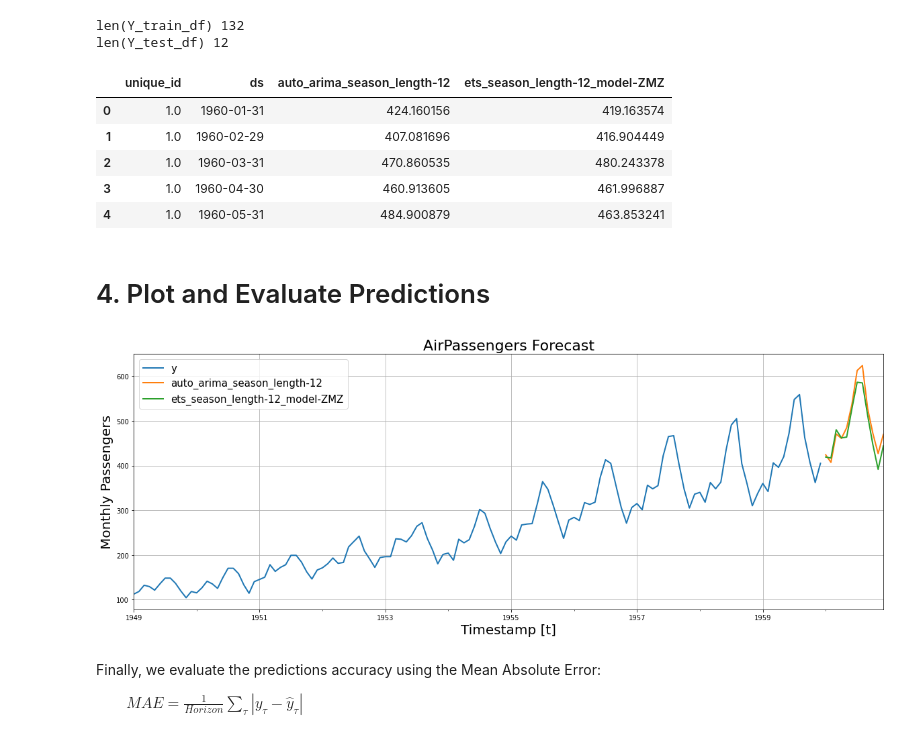
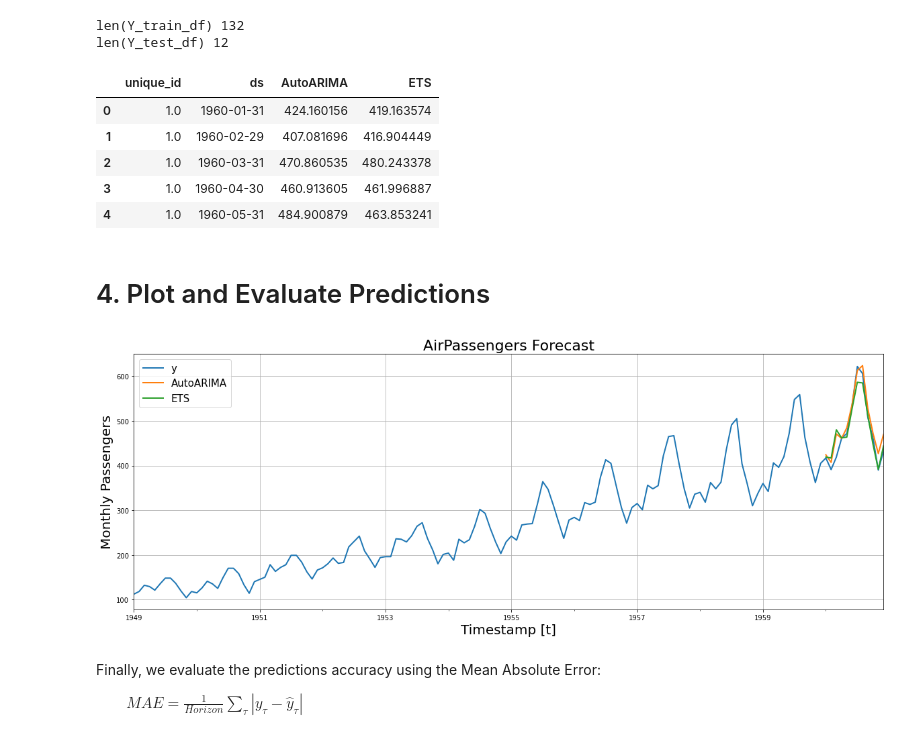
Before and after one commit to Nixtla/statsforecast, a Jupyter notebook: examples/Getting_Started_with_Auto_Arima_and_ETS.ipynb, the cells around one changed output. Saved outputs shown, nothing was run; the diff lists cells and outputs as text; code cells hidden in the pictures.

```diff
--- a/examples/Getting_Started_with_Auto_Arima_and_ETS.ipynb
+++ b/examples/Getting_Started_with_Auto_Arima_and_ETS.ipynb
@@ -52,10 +52,7 @@ from statsforecast.utils import AirPassengers
 # %%
 # We define the train df.
 # We use the index functionality to make the training a lot faster.
-Y_df = pd.DataFrame({'unique_id': np.ones(len(AirPassengers)),
-                     'ds': pd.date_range(start='1949-01-01',
-                                         periods=len(AirPassengers), freq='M'),
-                     'y': AirPassengers})
+Y_df = AirPassengersDF
 Y_df.tail(13)
 # %% [output]
 |  | unique_id | ds | y |
@@ -90,25 +87,31 @@ len(Y_test_df) 12
 # %%
 # Define the parameters that you want to use in your models.
 # Note: For all models the following parameters are passed automaticly and
 # don't need to be declared: (X, h, future_xreg).
 # for ets we pass a ZMZ, model, which stands for error selected optimally,
 season_length = 12
 horizon = len(Y_test_df)
-model = StatsForecast(Y_train_df.set_index('unique_id'),
-                      models=[(auto_arima, season_length),
-                              (ets, season_length, 'ZMZ')],
-                      freq='M', n_jobs=-1)
+models = [
+    AutoARIMA(season_length=season_length),
+    ETS(season_length=season_length, model='ZMZ')
+]
+model = StatsForecast(
+    df=Y_train_df,
+    models=models,
+    freq='M',
+    n_jobs=-1,
+)
 
 # In this step, you could include further models like: ses, adida, historic_average,
 # croston_classic, croston_sba, croston_optimized, seasonal_window_average, seasonal_naive,
 # imapa naive, random_walk_with_drift, window_average, seasonal_exponential_smoothing and tsb.
 
 # For some models like ARIMA, include confidence intervals
 # For the moment confidence intervals for ETS are unavailable
 Y_hat_df = model.forecast(horizon).reset_index()
 Y_hat_df.head()
 # %% [output]
-|  | unique_id | ds | auto_arima_season_length-12 | ets_season_length-12_model-ZMZ |
+|  | unique_id | ds | AutoARIMA | ETS |
 | 0 | 1.0 | 1960-01-31 | 424.160156 | 419.163574 |
 | 1 | 1.0 | 1960-02-29 | 407.081696 | 416.904449 |
 | 2 | 1.0 | 1960-03-31 | 470.860535 | 480.243378 |
@@ -120,11 +123,10 @@ Y_hat_df.head()
 # %%
 #We are going to plot the models againts the real values of test.
 fig, ax = plt.subplots(1, 1, figsize = (20, 7))
+Y_hat_df = Y_test_df.merge(Y_hat_df, how='left', on=['unique_id', 'ds'])
 plot_df = pd.concat([Y_train_df, Y_hat_df]).set_index('ds')
 
-plot_df[['y',
-         'auto_arima_season_length-12',
-         'ets_season_length-12_model-ZMZ']].plot(ax=ax, linewidth=2)
+plot_df[['y', 'AutoARIMA', 'ETS']].plot(ax=ax, linewidth=2)
 
 ax.set_title('AirPassengers Forecast', fontsize=22)
 ax.set_ylabel('Monthly Passengers', fontsize=20)
@@ -132,7 +134,7 @@ ax.set_xlabel('Timestamp [t]', fontsize=20)
 ax.legend(prop={'size': 15})
 ax.grid()
 # %% [output]
-[figure, old version]
+[figure, new version]
 # %% [markdown]
 Finally, we evaluate the predictions accuracy using the Mean Absolute Error:
 
```
Also changed, not shown: parts of 10 cells of this notebook.
